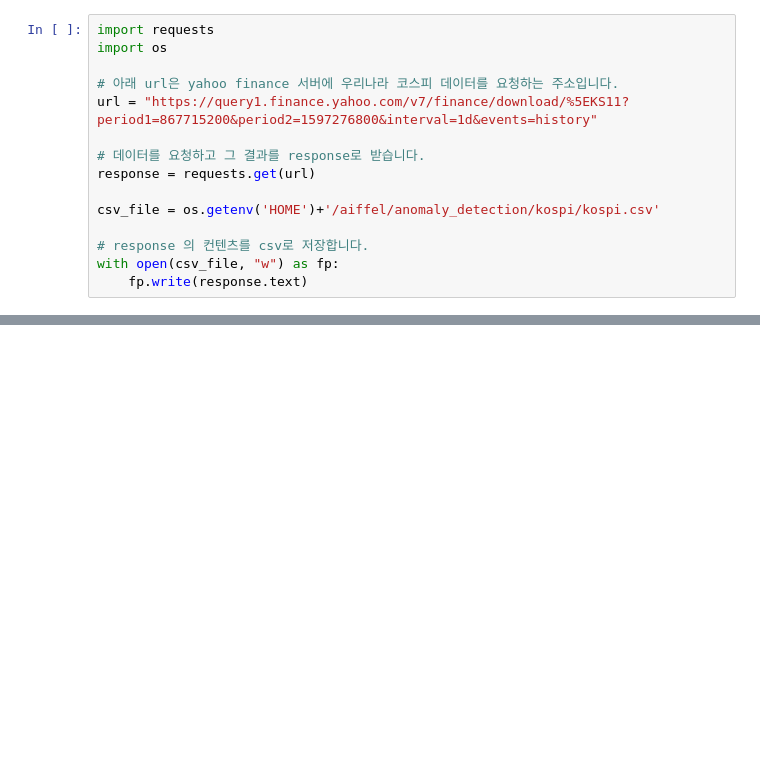
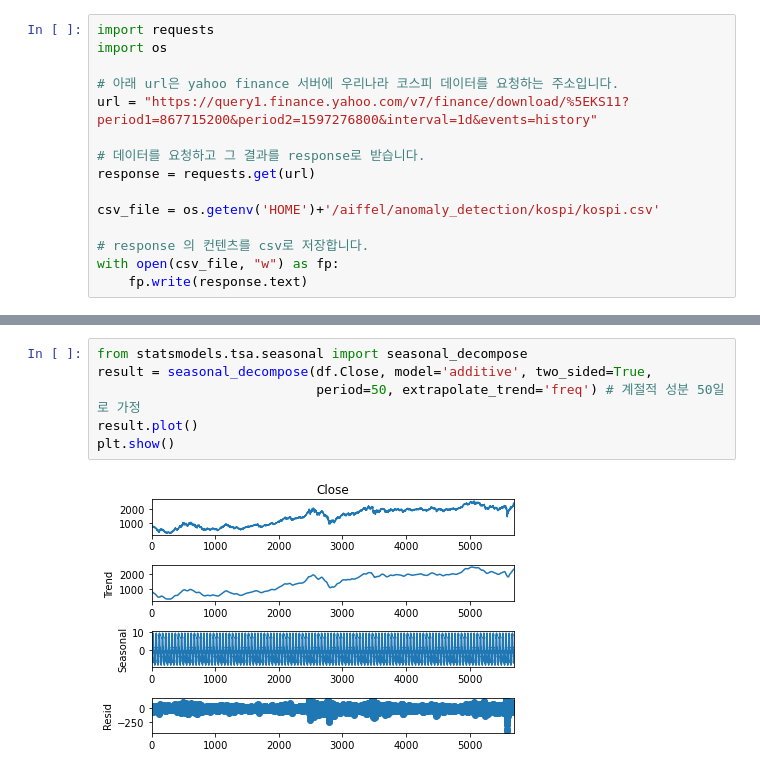
Before and after one commit to comcomet/first-repository, a Jupyter notebook: E20/E20.ipynb, the cells around one changed output, grey strips where cells are left out. Cells and saved outputs as stored; diff of their text form; blank space fills up the shorter version.

```diff
--- a/E20/E20.ipynb
+++ b/E20/E20.ipynb
@@ -52,0 +118,8 @@ df.loc[df.Low > df.High]
+# %%
+from statsmodels.tsa.seasonal import seasonal_decompose
+result = seasonal_decompose(df.Close, model='additive', two_sided=True,
+                            period=50, extrapolate_trend='freq') # 계절적 성분 50일로 가정
+result.plot()
+plt.show()
+# %% [output]
+[figure, added]
```
Also changed, not shown: parts of 42 cells of this notebook, 1 other file.
